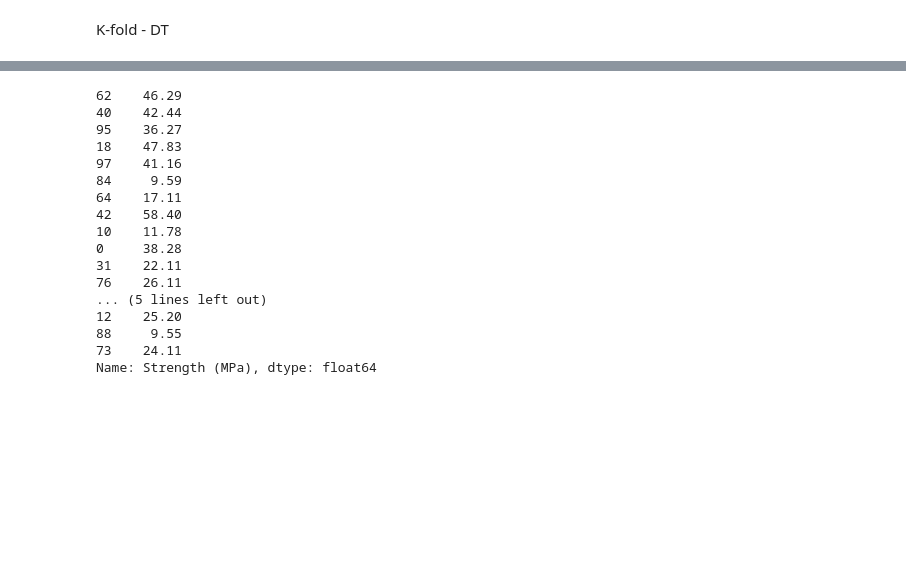
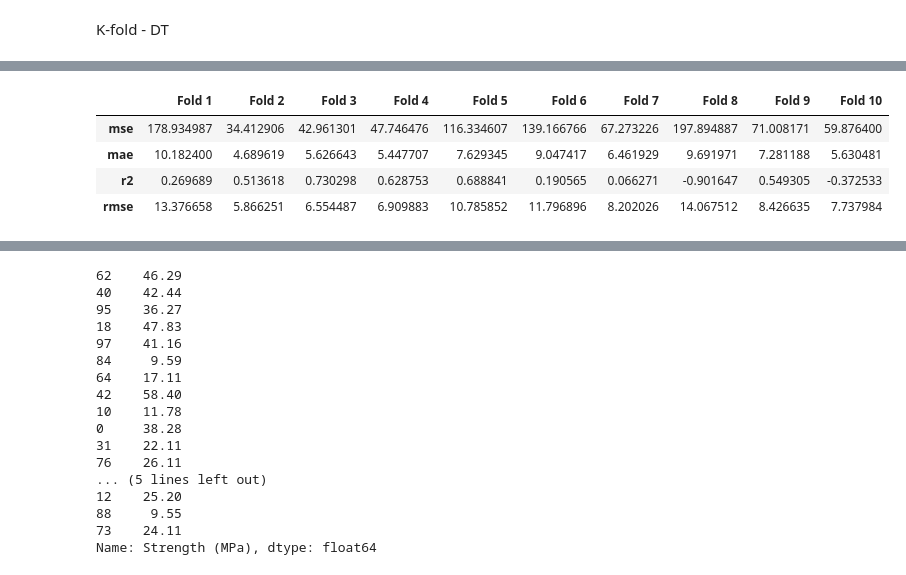
Before and after one commit to FahimS45/Result-regeneration-from-research-papers, a Jupyter notebook: Predicting-the-compressive-strength-of-concrete-with-fly-ash-admixture/Results-temp3.ipynb, the cells around one changed output, grey strips where cells are left out. Saved outputs shown, nothing was run; the diff lists cells and outputs as text; code cells hidden in the pictures; blank space fills up the shorter version.

```diff
--- a/Predicting-the-compressive-strength-of-concrete-with-fly-ash-admixture/Results-temp3.ipynb
+++ b/Predicting-the-compressive-strength-of-concrete-with-fly-ash-admixture/Results-temp3.ipynb
@@ -406,3 +538,35 @@ Average MSE across 10-fold cross-validation: 96.06
+# %%
+# Define row indices (metric names)
+metrics = ['mse', 'mae', 'r2', 'rmse']
+
+# Initialize an empty list to store data for each row
+data = []
+
+# Iterate over the metrics and construct data for each row
+for metric in metrics:
+    metric_scores = []
+    for fold in range(1, 11):
+        if metric == 'mse':
+            metric_scores.append(mse_scores[fold - 1])
+        elif metric == 'mae':
+            metric_scores.append(mae_scores[fold - 1])
+        elif metric == 'r2':
+            metric_scores.append(r2_scores[fold - 1])
+        elif metric == 'rmse':
+            metric_scores.append(rmse_scores[fold - 1])
+    data.append(metric_scores)
+
+# Create the DataFrame using the collected data and appropriate column names
+df = pd.DataFrame(data, columns=[f'Fold {i}' for i in range(1, 11)], index=metrics)
+
+# Display the DataFrame
+df
+# %% [output]
+|  | Fold 1 | Fold 2 | Fold 3 | Fold 4 | Fold 5 | Fold 6 | Fold 7 | Fold 8 | Fold 9 | Fold 10 |
+| mse | 178.934987 | 34.412906 | 42.961301 | 47.746476 | 116.334607 | 139.166766 | 67.273226 | 197.894887 | 71.008171 | 59.876400 |
+| mae | 10.182400 | 4.689619 | 5.626643 | 5.447707 | 7.629345 | 9.047417 | 6.461929 | 9.691971 | 7.281188 | 5.630481 |
+| r2 | 0.269689 | 0.513618 | 0.730298 | 0.628753 | 0.688841 | 0.190565 | 0.066271 | -0.901647 | 0.549305 | -0.372533 |
+| rmse | 13.376658 | 5.866251 | 6.554487 | 6.909883 | 10.785852 | 11.796896 | 8.202026 | 14.067512 | 8.426635 | 7.737984 |
 # %%
 for each in r2_scores:
     print(each)
```
Also changed, not shown: parts of 15 cells of this notebook.
